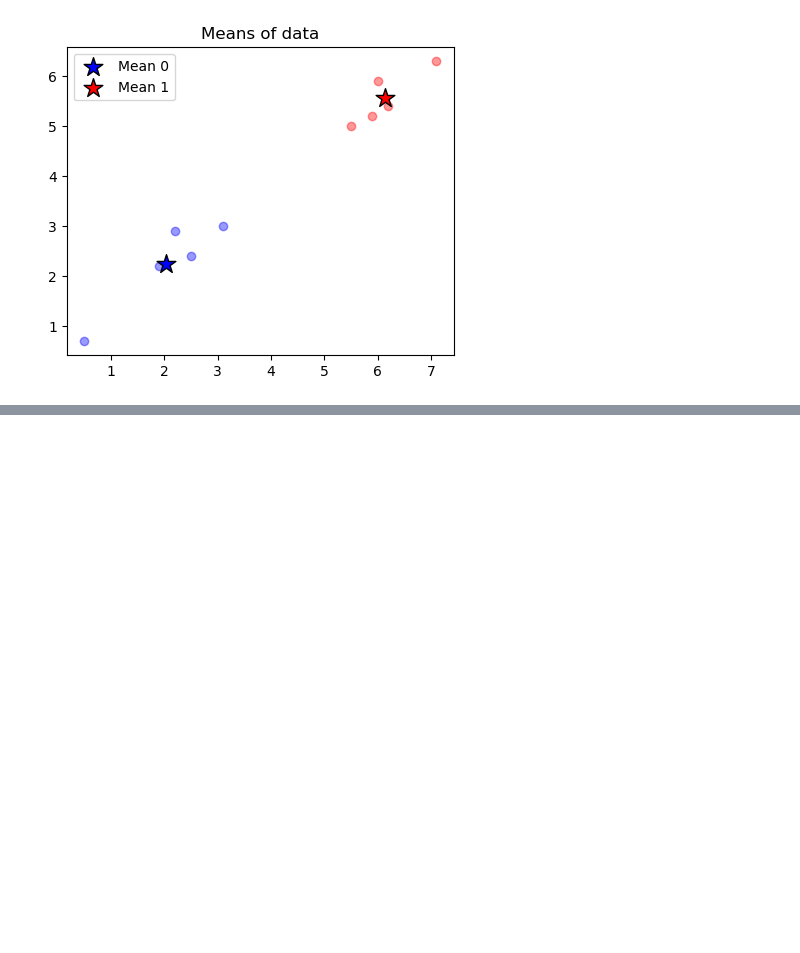
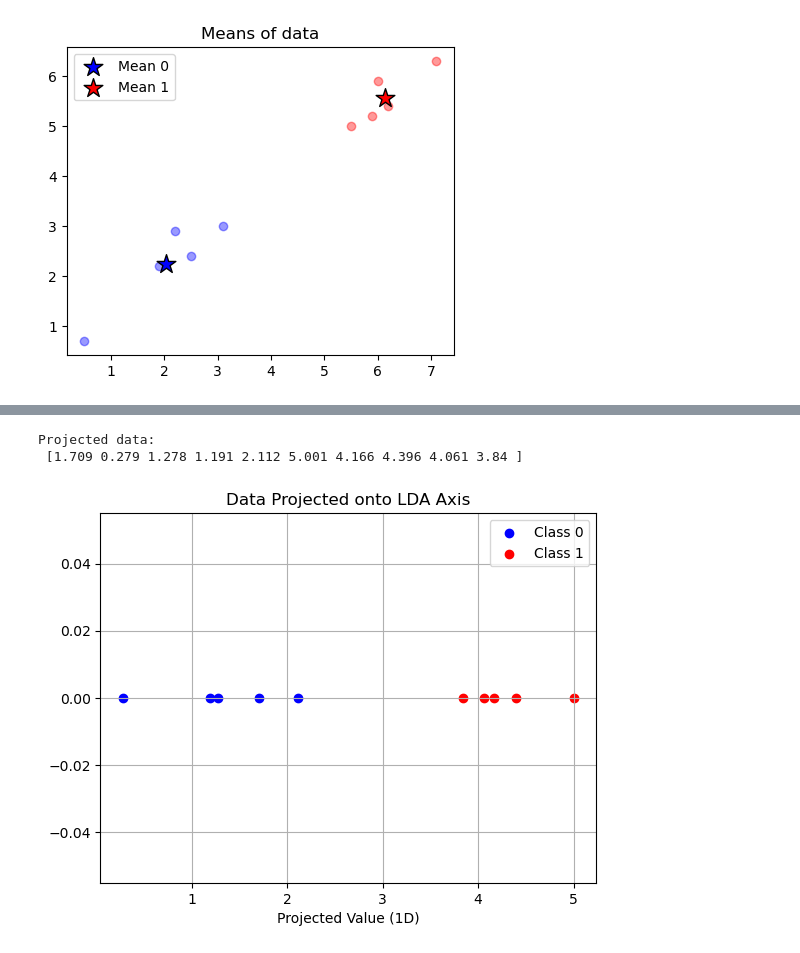
Before and after one commit to GalaxyAnnihilator/MachineLearning, a Jupyter notebook: 06_DimensionalityReduction/LinearDiscriminantAnalysis.ipynb, the cells around one changed output, grey strips where cells are left out. Saved outputs shown, nothing was run; the diff lists cells and outputs as text; code cells hidden in the pictures; blank space fills up the shorter version.

```diff
--- a/06_DimensionalityReduction/LinearDiscriminantAnalysis.ipynb
+++ b/06_DimensionalityReduction/LinearDiscriminantAnalysis.ipynb
@@ -93,9 +124,19 @@ Mean vector for Class 1: 6.14 5.56
 # %%
 # Step 2: Compute within-class scatter matrix Sw
 S_w = np.zeros((2, 2))
+
+diff0 = X_0 - mu_0.T #transpose mu to convert from row to column vector
+S_0 = diff0.T @ diff0
+
+diff1 = X_1 - mu_1.T
+S_1 = diff1.T @ diff1
+
+S_w += S_0 + S_1
+
+""" Full version
 for X, mu in zip([X_0, X_1], [mu_0, mu_1]):
     diff = X - mu.T
-    S_w += diff.T @ diff  # Compute scatter matrix
-
-print(S_w)
+    S_w += diff.T @ diff
+"""
+print("Within class scatter matrix: Sw =\n",np.array_str(S_w, precision=2))
 # %% [output]
@@ -134,0 +256,18 @@ print(X_projected)
+# %%
+# Step 6: Project data onto LDA axis
+X_projected = data[:, :-1] @ lda_vector
+print("Projected data: \n",np.array_str(X_projected,precision=3,suppress_small=True))
+
+plt.plot(figsize=(5,4))
+plt.scatter(X_projected[data[:, -1] == 0], np.zeros_like(X_projected[data[:, -1] == 0]), color='blue', label='Class 0')
+plt.scatter(X_projected[data[:, -1] == 1], np.zeros_like(X_projected[data[:, -1] == 1]), color='red', label='Class 1')
+
+plt.xlabel("Projected Value (1D)")
+plt.title("Data Projected onto LDA Axis")
+plt.grid(True)
+plt.legend()
+plt.show()
+# %% [output]
+Projected data:
+ [1.709 0.279 1.278 1.191 2.112 5.001 4.166 4.396 4.061 3.84 ]
+[figure, added]
```
Also changed, not shown: parts of 14 cells of this notebook, 2 other files.
